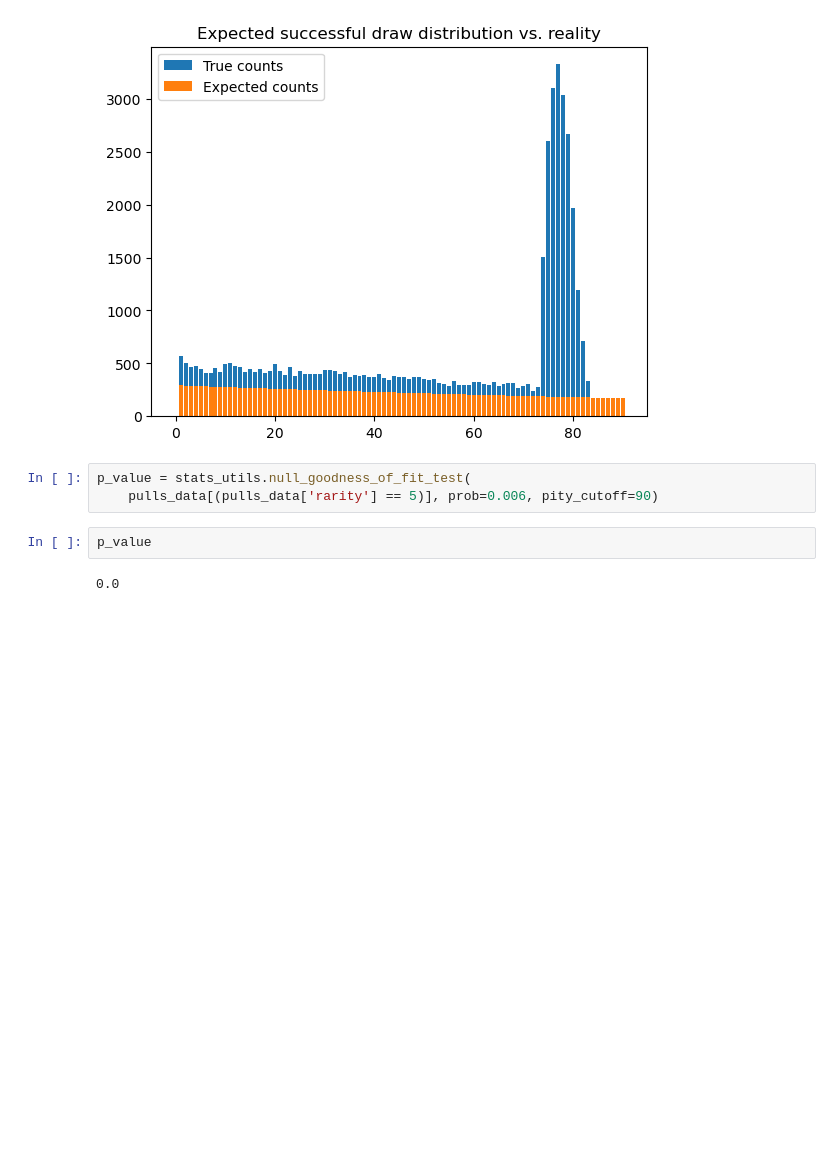
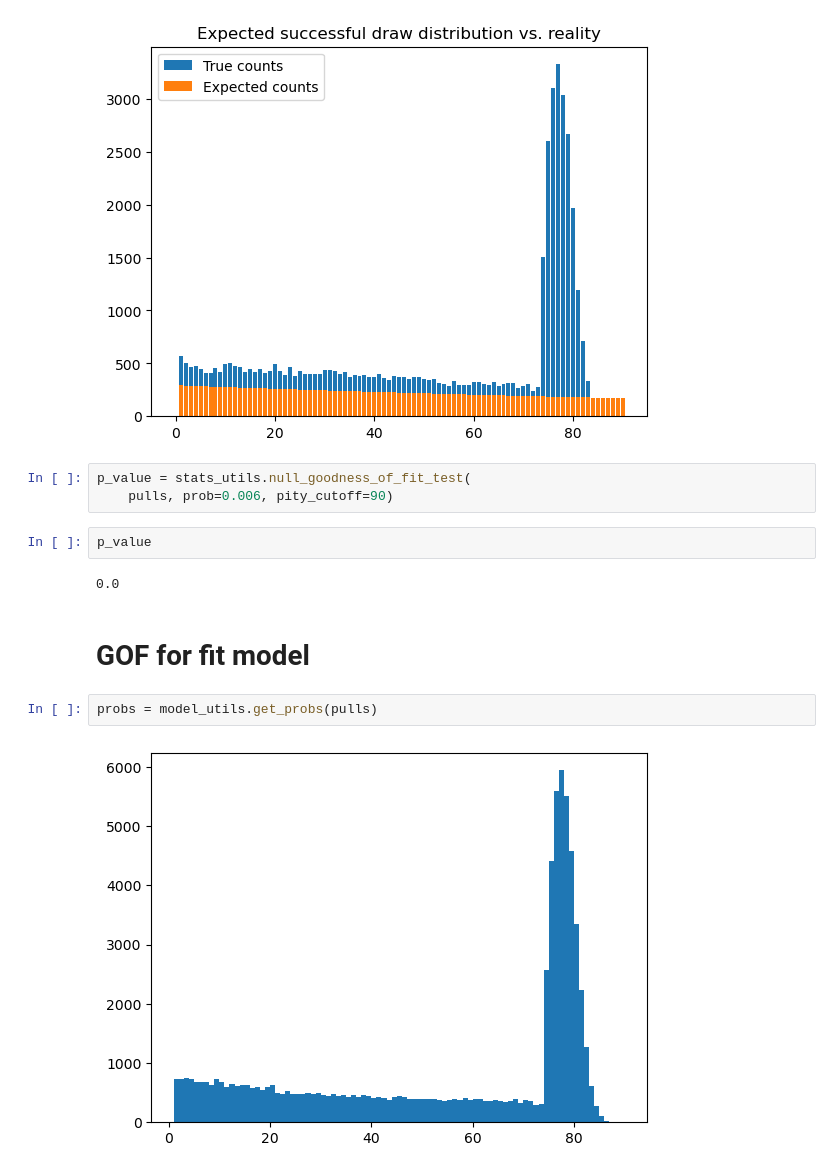
Before and after one commit to mschoenb97/cdsc_hackathon_2023, a Jupyter notebook: GOF_Examples.ipynb, the cells around one changed output. Cells and saved outputs as stored; diff of their text form; blank space fills up the shorter version.

Commit message:
model_utils.py

```diff
--- a/GOF_Examples.ipynb
+++ b/GOF_Examples.ipynb
@@ -26,8 +31,14 @@ plt.show()
 [figure]
 # %%
 p_value = stats_utils.null_goodness_of_fit_test(
-    pulls_data[(pulls_data['rarity'] == 5)], prob=0.006, pity_cutoff=90)
+    pulls, prob=0.006, pity_cutoff=90)
 # %%
 p_value
 # %% [output]
 0.0
+# %% [markdown]
+# GOF for fit model
+# %%
+probs = model_utils.get_probs(pulls)
+# %% [output]
+[figure, added]
```
Also changed, not shown: parts of 7 cells of this notebook, 1 other file.
